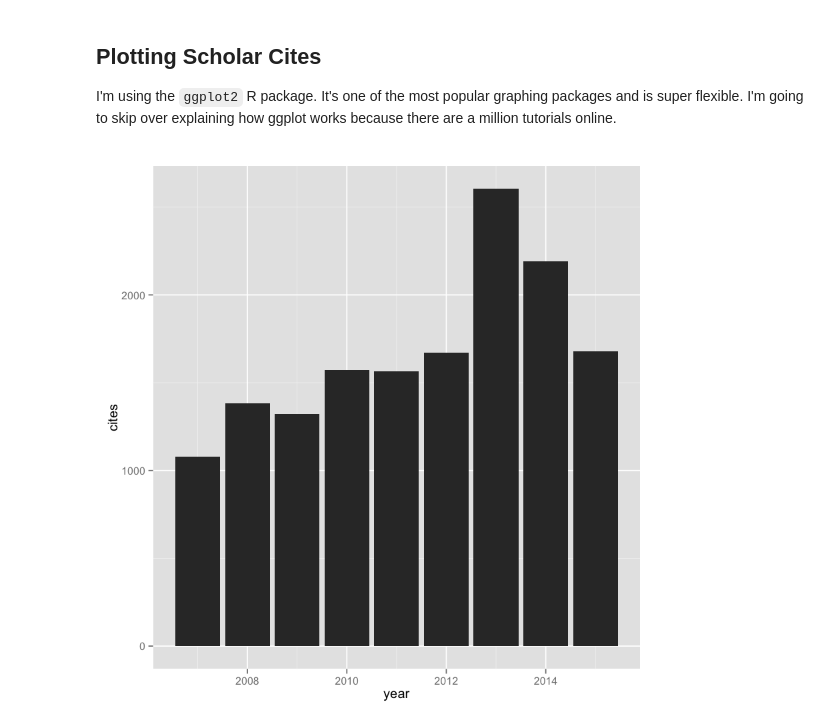
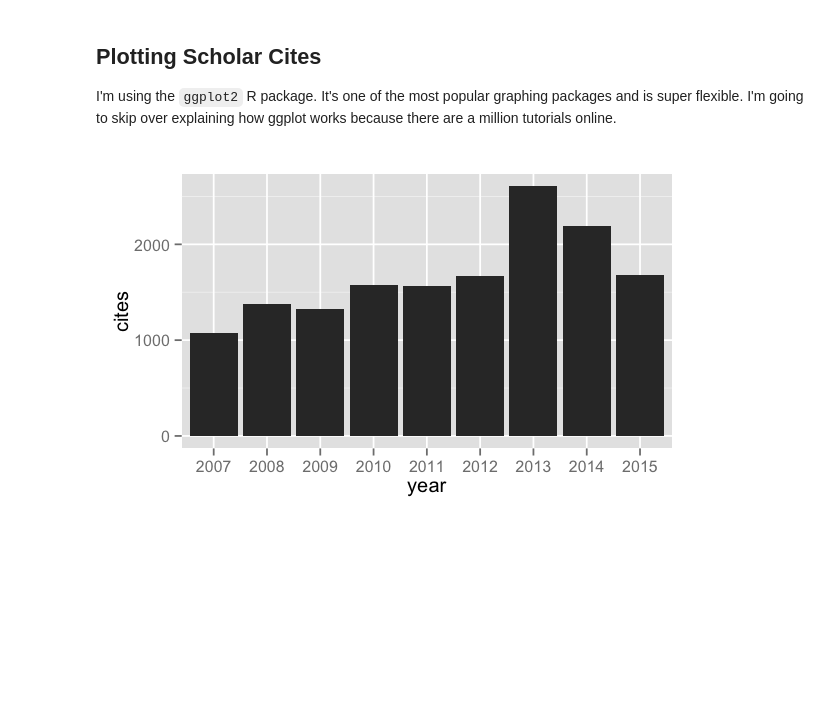
Before and after one commit to bastienboutonnet/scholarToPersoWebsite, a Jupyter notebook: scholarToWebsiteTutorial.ipynb, the cells around one changed output. Drawn from its saved outputs; the diff is of its cells as text; code cells hidden in the pictures; blank space fills up the shorter version.

```diff
--- a/scholarToWebsiteTutorial.ipynb
+++ b/scholarToWebsiteTutorial.ipynb
@@ -89,15 +89,23 @@ history
 ## Plotting Scholar Cites
 I'm using the `ggplot2` R package. It's one of the most popular graphing packages and is super flexible. I'm going to skip over explaining how ggplot works because there are a million tutorials online.
 # %%
+#the two following lines just set a custom size for the plot, not necessary when running in R.
+options(repr.plot.width = 5)
+options(repr.plot.height = 3)
+
 library(ggplot2)
+
+#we want to make sure that the column year is a factor so that ggplot
+#doesn't treat it as a continuous variable (that would create missing ticks on the x-axis)
+history$year=as.factor(history$year)
 
 #set up plot in r
 histGraph=ggplot(data=history, aes(x=year, y=cites))
 
 #add layers of plot (here bars)
 histGraph=histGraph+geom_bar(stat='identity')
 
 #show basic graph
 histGraph
 # %% [output]
-[figure, old version]
+[figure, new version]
```
Also changed, not shown: 4 other files.
